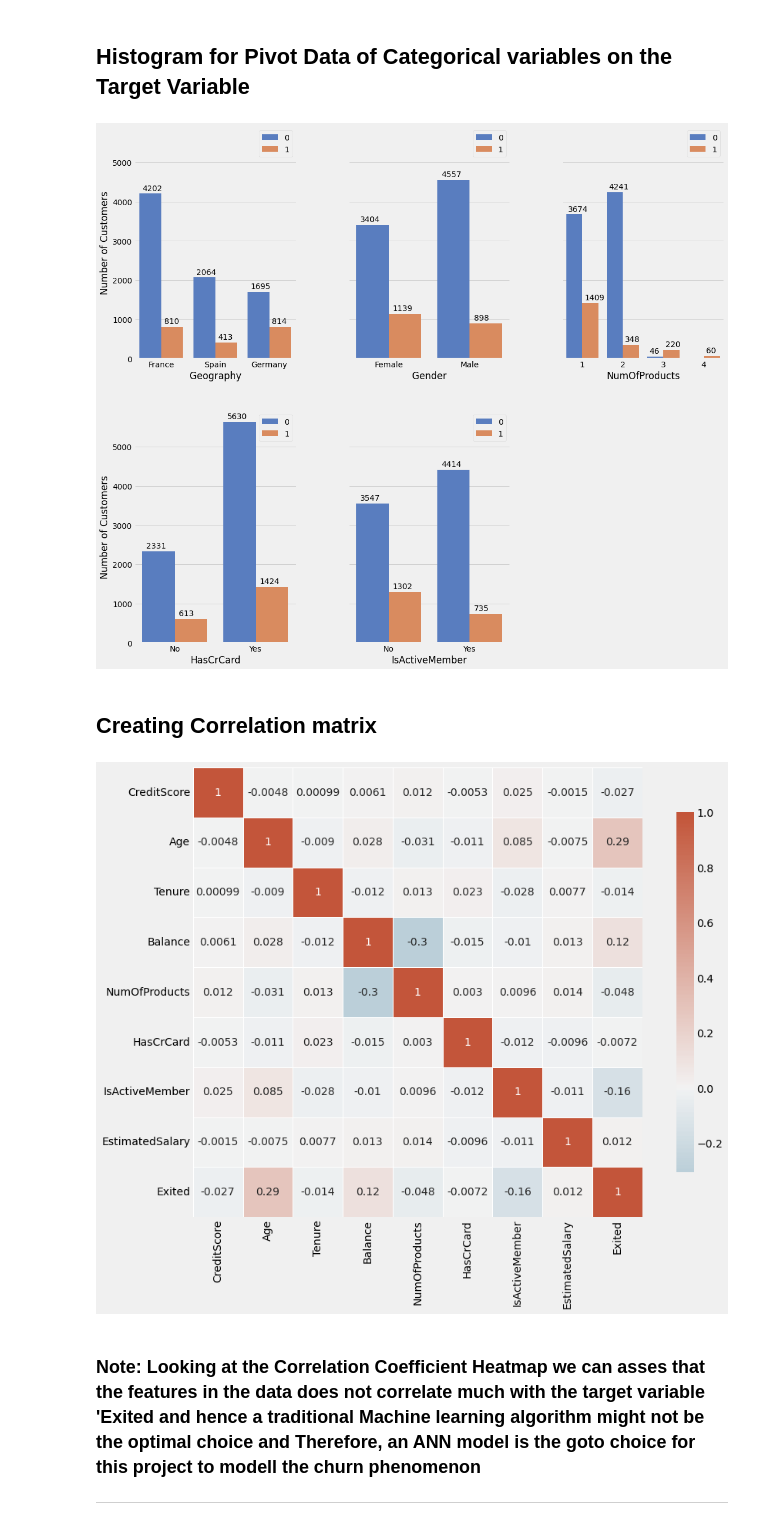
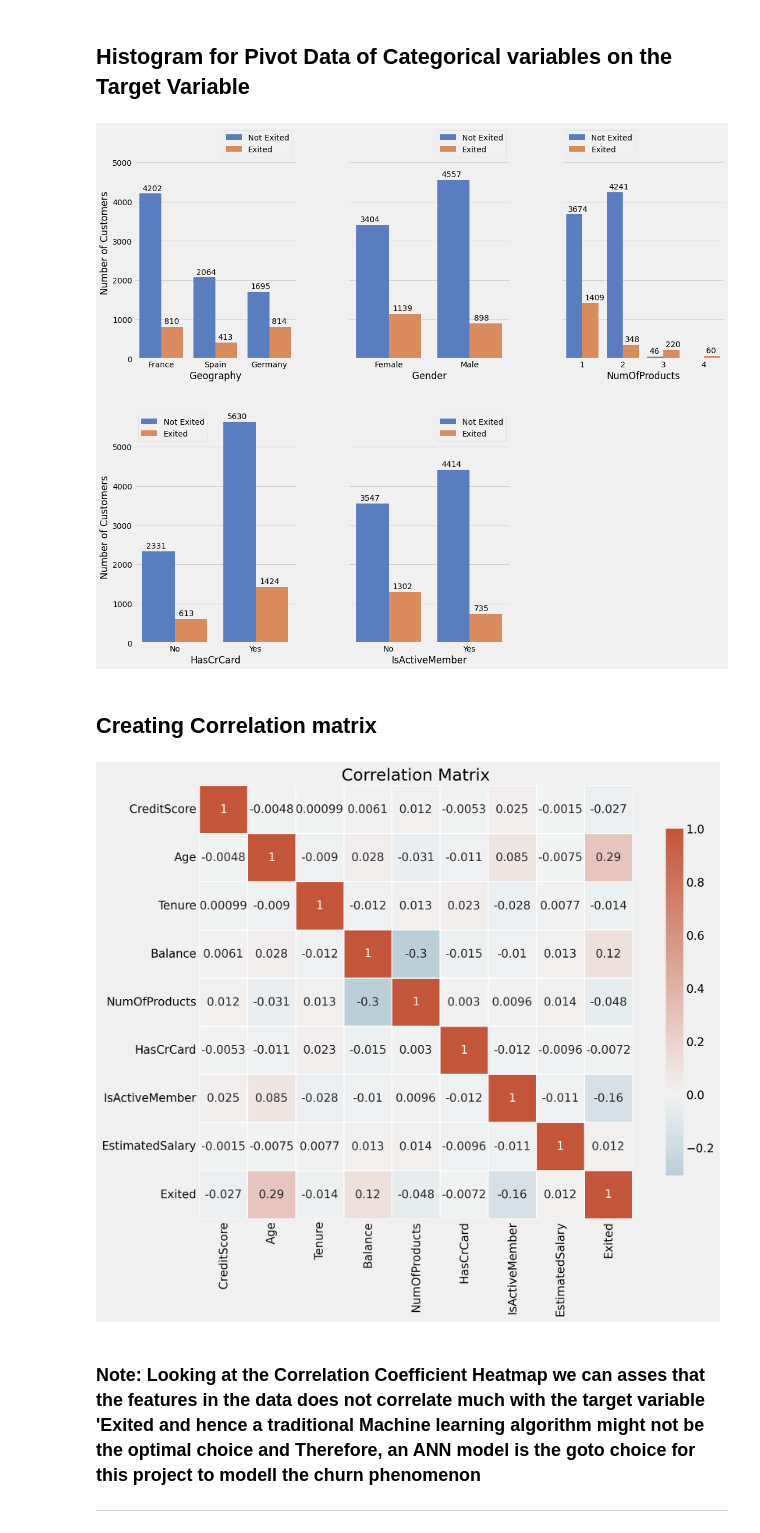
Before and after one commit to ITrustNumbers/Churn_Segmentation_-Modelling_ANN, a Jupyter notebook: Data_Cleaning_and_EDA.ipynb, the cells around one changed output. Drawn from its saved outputs; the diff is of its cells as text; code cells hidden in the pictures.

```diff
--- a/Data_Cleaning_and_EDA.ipynb
+++ b/Data_Cleaning_and_EDA.ipynb
@@ -247,7 +247,7 @@ for col, ax in zip(cat_col[0:-1], lst_axs[0:-1]):
   for p in ax.patches:
         ax.annotate('{:.0f}'.format(p.get_height()), (p.get_x()+0.05, p.get_height()+80))
   ax.set_ylabel('')
-  ax.legend(loc=1)
+  ax.legend(loc=0,labels=['Not Exited','Exited'])
 
 #Labeling Y-Axis:
 for i in [0,3]:
@@ -261,20 +261,21 @@ for i in [3,4]:
   plt.gca().set_xticklabels(['No','Yes'])
 plt.savefig('Visualizations/Histogram_againts_Exited.png',bbox_inches='tight');
 # %% [output]
-[figure, old version]
+[figure, new version]
 # %% [markdown]
 ## Creating Correlation matrix
 # %%
 #Calculating Correlation:
 cor = df.corr()
 
 #Creating Visualization
 cmap = sns.diverging_palette(230, 20, as_cmap=True)
-plt.figure(figsize=(14,10))
+plt.figure(figsize=(13,9),dpi=180)
 sns.heatmap(data=cor,cmap=cmap,square=True, linewidths=0.5,cbar_kws={"shrink": .8},annot=True,center=0)
+plt.title('Correlation Matrix',size=20)
 plt.savefig('Visualizations/Correlation_Matrix.png',bbox_inches='tight');
 # %% [output]
-[figure, old version]
+[figure, new version]
 # %% [markdown]
 ### Note: Looking at the Correlation Coefficient Heatmap we can asses that the features in the data does not correlate much with the target variable 'Exited and hence a traditional Machine learning algorithm might not be the optimal choice and Therefore, an ANN model is the goto choice for this project to modell the churn phenomenon
 ---------------------------------------------------------
```
Also changed, not shown: parts of 1 cell of this notebook, 6 other files.
